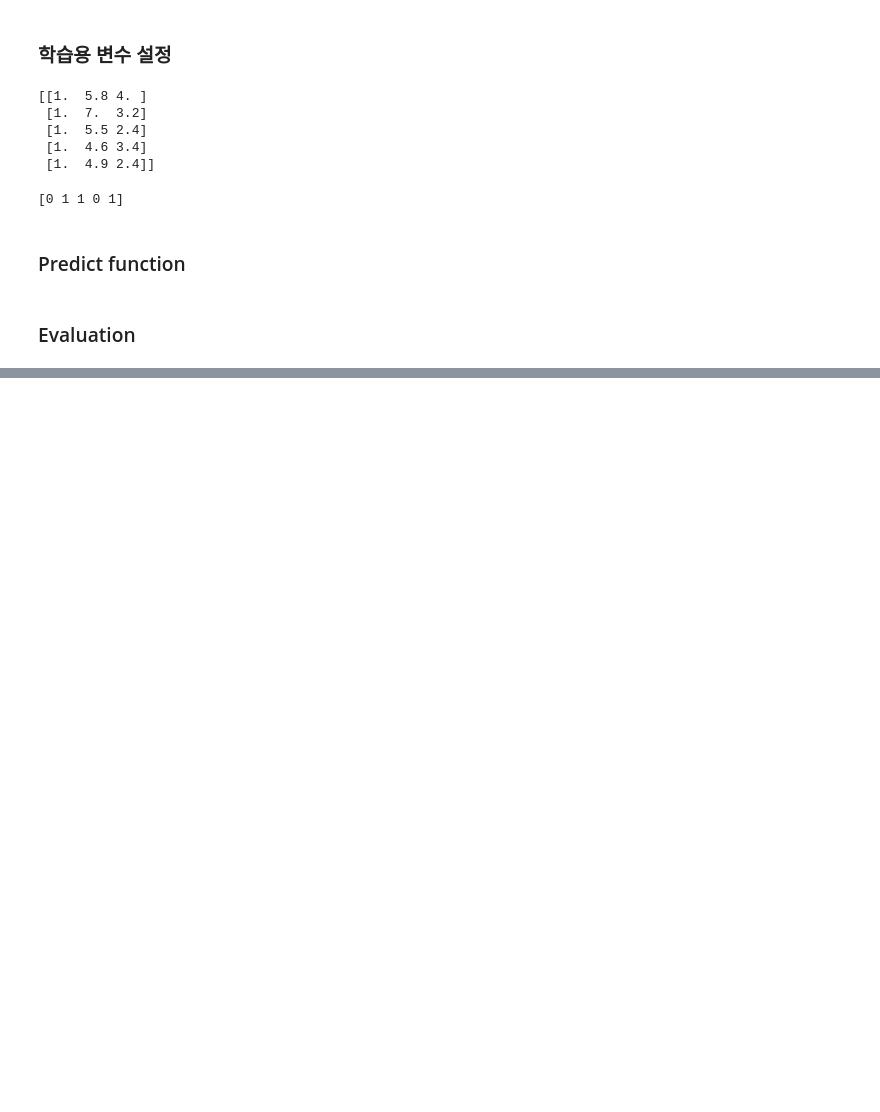
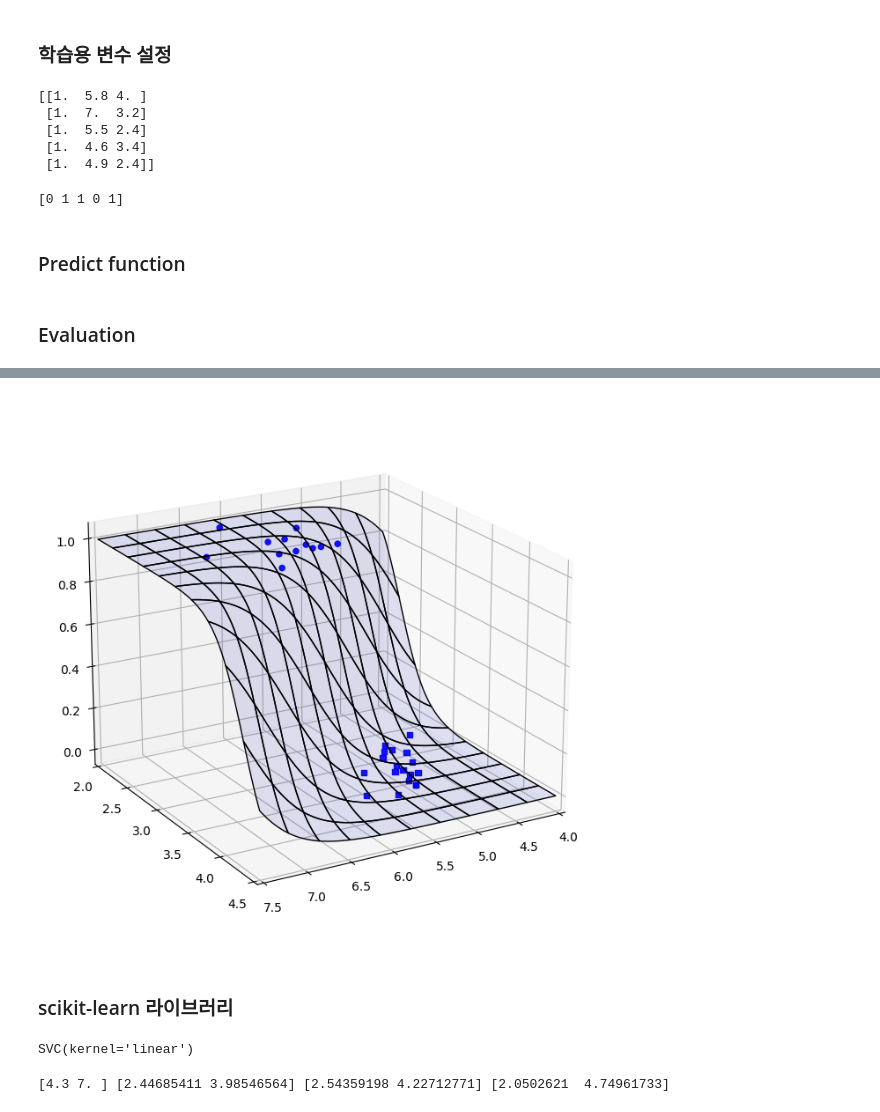
Before and after one commit to Jun-yong-lee/math4dl, a Jupyter notebook: notebooks/ch08-bi-classify.ipynb, the cells around one changed output, grey strips where cells are left out. Cells and saved outputs as stored; diff of their text form; code cells hidden in the pictures; blank space fills up the shorter version.

Commit message:
Add scikit-learn library

```diff
--- a/notebooks/ch08-bi-classify.ipynb
+++ b/notebooks/ch08-bi-classify.ipynb
@@ -156,3 +156,20 @@ def cross_entropy(yt, yp):
 # 예측 결과의 확률값에서 0이나 1을 판단하는 함수
 def classify(y):
     return np.where(y < 0.5, 0, 1) # y < 0.5 if True 0, False 1
+# %%
+# 모델을 평가하는 함수
+from sklearn.metrics import accuracy_score
+def evaluate(xt, yt, w):
+
+    # 예측값 계산
+    yp = pred(xt, w)
+
+    # 손실함수 값 계산
+    loss = cross_entropy(yt, yp)
+
+    # 예측값(확률값)을 0이나 1로 변환
+    yp_b = classify(yp)
+
+    # 정확도 산출
+    score = accuracy_score(yt, yp_b)
+    return loss, score
@@ -158,0 +297,35 @@ def classify(y):
+# %%
+from mpl_toolkits.mplot3d import Axes3D
+x1 = np.linspace(4, 7.5, 100)
+x2 = np.linspace(2, 4.5, 100)
+xx1, xx2 = np.meshgrid(x1, x2)
+xxx = np.asarray([np.ones(xx1.ravel().shape),
+    xx1.ravel(), xx2.ravel()]).T
+c = pred(xxx, w).reshape(xx1.shape)
+plt.figure(figsize=(8,8))
+ax = plt.subplot(1, 1, 1, projection='3d')
+ax.plot_surface(xx1, xx2, c, color='blue',
+    edgecolor='black', rstride=10, cstride=10, alpha=0.1)
+ax.scatter(x_t1[:,1], x_t1[:,2], 1, s=20, alpha=0.9, marker='o', c='b')
+ax.scatter(x_t0[:,1], x_t0[:,2], 0, s=20, alpha=0.9, marker='s', c='b')
+ax.set_xlim(4,7.5)
+ax.set_ylim(2,4.5)
+ax.view_init(elev=20, azim=60)
+# %% [output]
+[figure, added]
+# %% [markdown]
+### scikit-learn 라이브러리
+# %%
+# 필요한 라이브러리를 로드
+from sklearn.linear_model import LogisticRegression
+from sklearn import svm
+
+# 모델 생성
+model_lr = LogisticRegression(solver='liblinear')
+model_svm = svm.SVC(kernel='linear')
+
+# 기계 학습 실시
+model_lr.fit(x, yt)
+model_svm.fit(x, yt)
+# %% [output]
+SVC(kernel='linear')
@@ -158,0 +360,7 @@ def classify(y):
+# %%
+y_rl = rl(xl)
+y_svm = svm(xl)
+# 결과 확인
+print(xl, yl, y_rl, y_svm)
+# %% [output]
+[4.3 7. ] [2.44685411 3.98546564] [2.54359198 4.22712771] [2.0502621  4.74961733]
```
Also changed, not shown: parts of 14 cells of this notebook.
